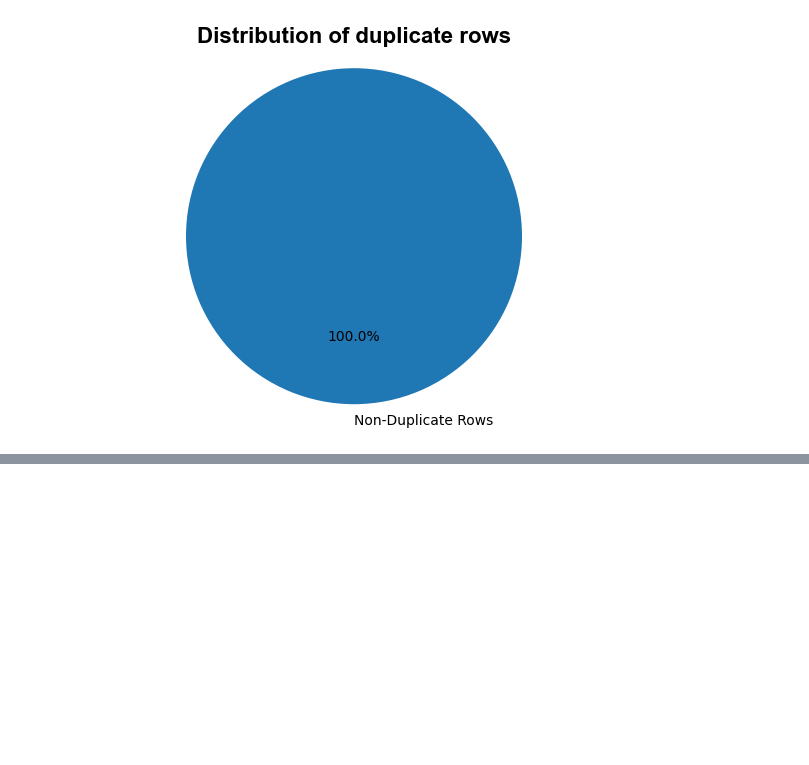
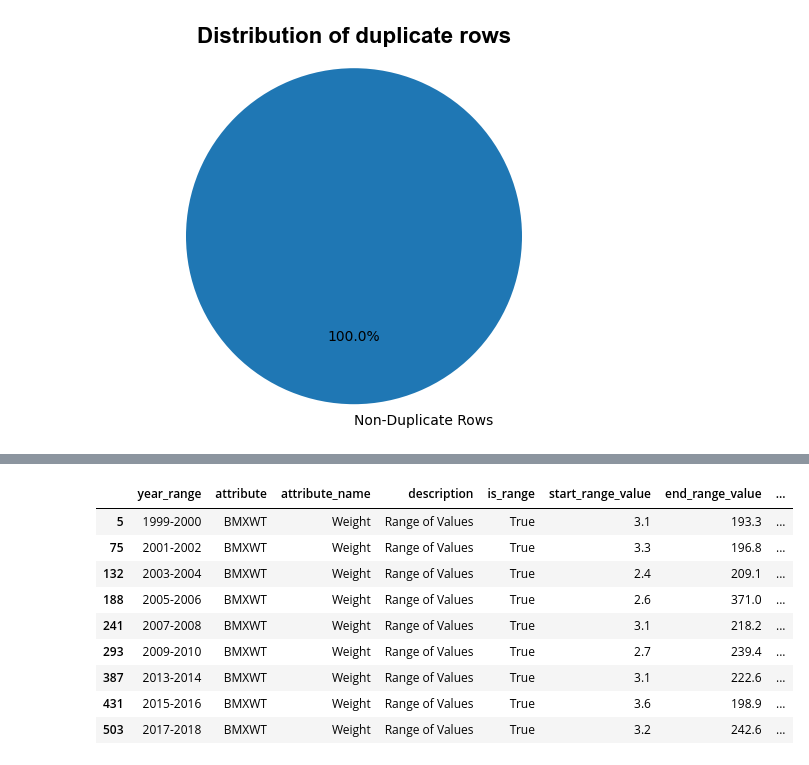
Before and after one commit to patsals/CHD-adversarial-nn, a Jupyter notebook: eda.ipynb, the cells around one changed output, grey strips where cells are left out. Cells and saved outputs as stored; diff of their text form; code cells hidden in the pictures; blank space fills up the shorter version.

```diff
--- a/eda.ipynb
+++ b/eda.ipynb
@@ -210,0 +325,4 @@ df[df['Coronary heart disease'] == 1].shape
+# %%
+# resort to extracted codebook to validate values
+codebook_df = pd.read_csv('data/codebook.csv')
+codebook_df.head()
@@ -210,0 +336,13 @@ df[df['Coronary heart disease'] == 1].shape
+# %%
+codebook_df[codebook_df['attribute_name'] == 'Weight']
+# %% [output]
+|  | year_range | attribute | attribute_name | description | is_range | start_range_value | end_range_value | ... |
+| 5 | 1999-2000 | BMXWT | Weight | Range of Values | True | 3.1 | 193.3 | ... |
+| 75 | 2001-2002 | BMXWT | Weight | Range of Values | True | 3.3 | 196.8 | ... |
+| 132 | 2003-2004 | BMXWT | Weight | Range of Values | True | 2.4 | 209.1 | ... |
+| 188 | 2005-2006 | BMXWT | Weight | Range of Values | True | 2.6 | 371.0 | ... |
+| 241 | 2007-2008 | BMXWT | Weight | Range of Values | True | 3.1 | 218.2 | ... |
+| 293 | 2009-2010 | BMXWT | Weight | Range of Values | True | 2.7 | 239.4 | ... |
+| 387 | 2013-2014 | BMXWT | Weight | Range of Values | True | 3.1 | 222.6 | ... |
+| 431 | 2015-2016 | BMXWT | Weight | Range of Values | True | 3.6 | 198.9 | ... |
+| 503 | 2017-2018 | BMXWT | Weight | Range of Values | True | 3.2 | 242.6 | ... |
```
Also changed, not shown: parts of 11 cells of this notebook, 5 other files.
